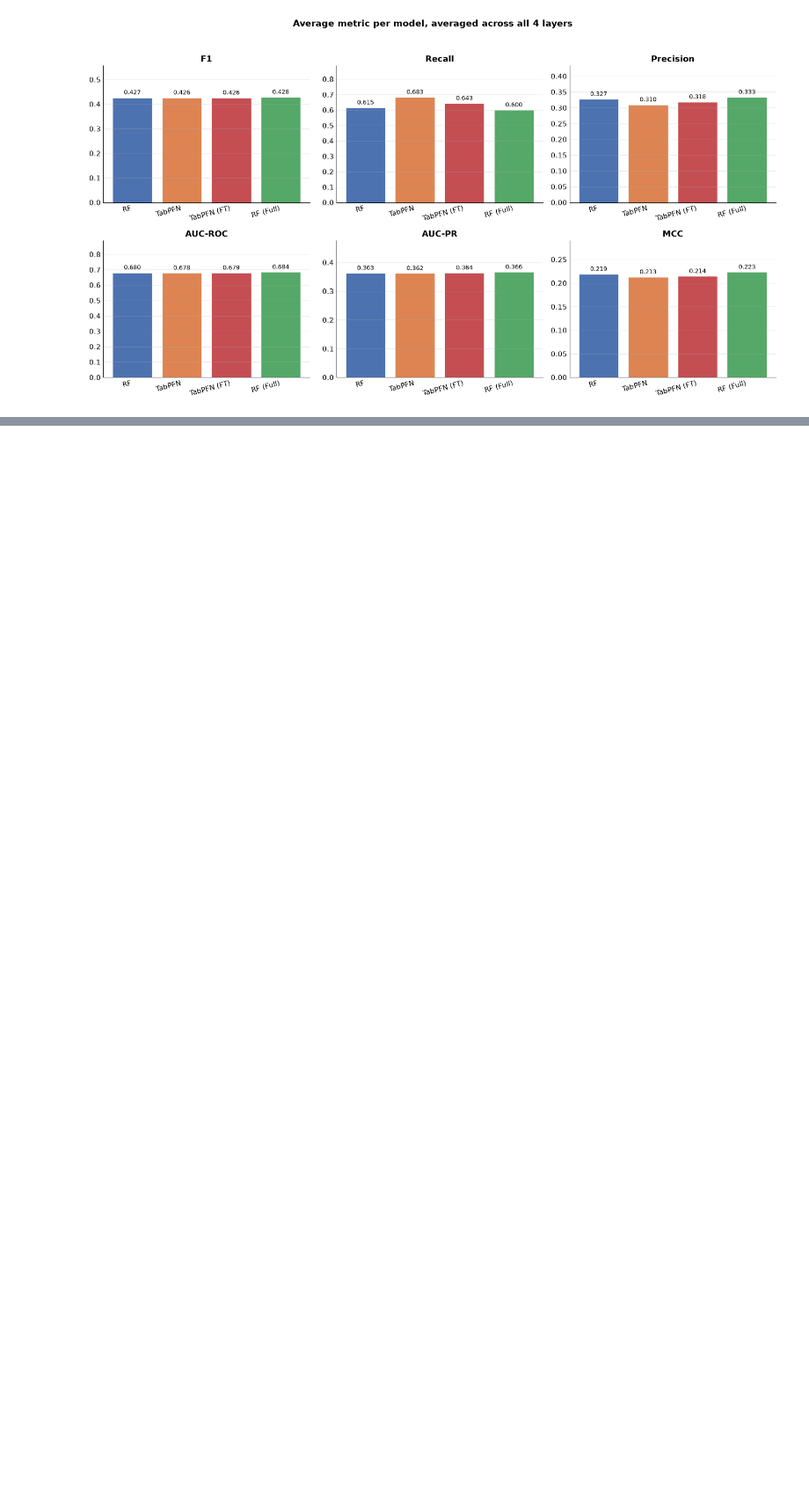
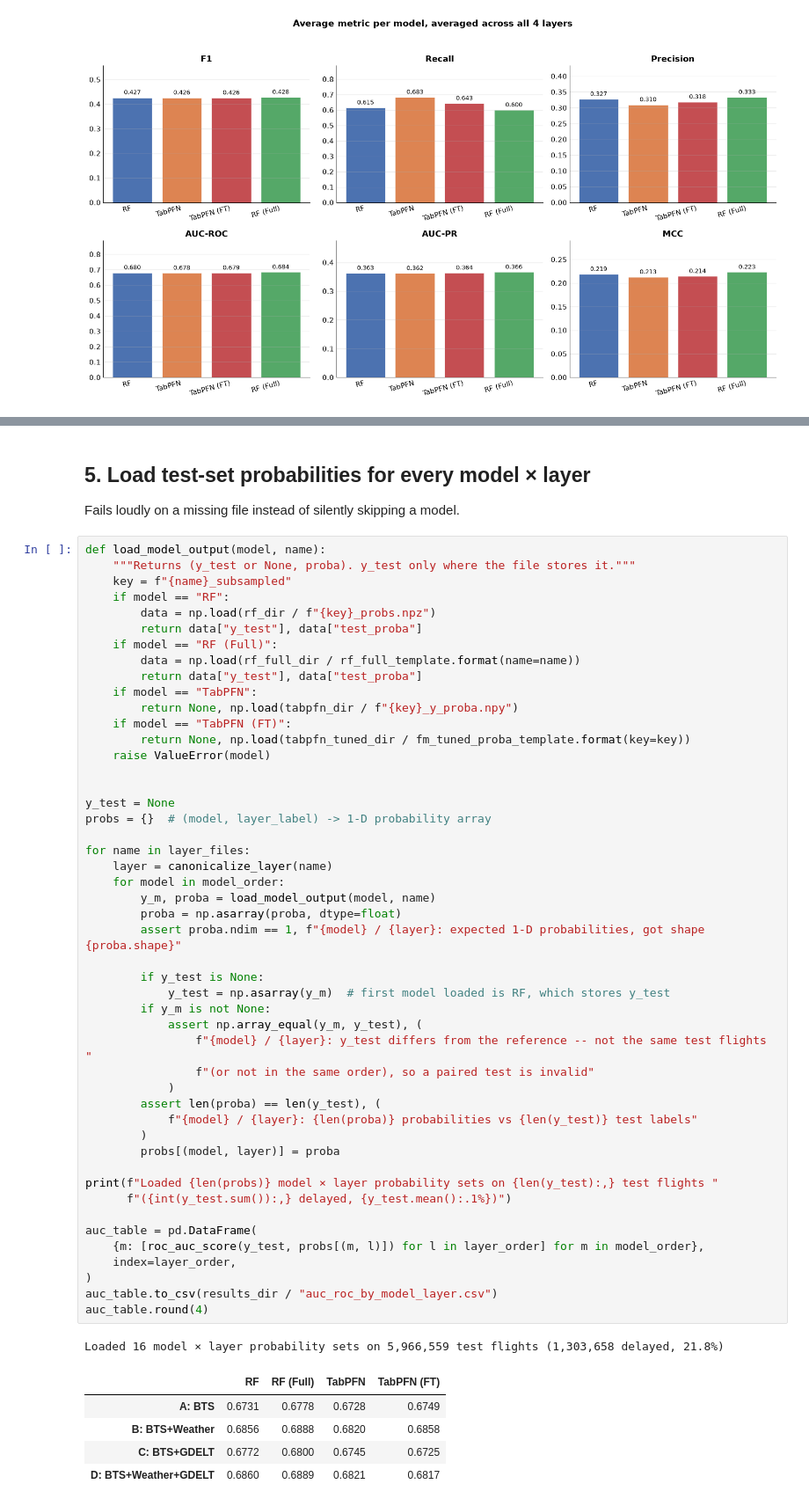
Before and after one commit to aniaand/BachelorThesisAirlineDelayPrediction, a Jupyter notebook: notebooks/results.ipynb, the cells around one changed output, grey strips where cells are left out. Shown at 88% size. Drawn from its saved outputs; the diff is of its cells as text; blank space fills up the shorter version.

```diff
--- a/notebooks/results.ipynb
+++ b/notebooks/results.ipynb
@@ -504,0 +316,59 @@ plt.show()
+# %% [markdown]
+## 5. Load test-set probabilities for every model × layer
+
+Fails loudly on a missing file instead of silently skipping a model.
+# %%
+def load_model_output(model, name):
+    """Returns (y_test or None, proba). y_test only where the file stores it."""
+    key = f"{name}_subsampled"
+    if model == "RF":
+        data = np.load(rf_dir / f"{key}_probs.npz")
+        return data["y_test"], data["test_proba"]
+    if model == "RF (Full)":
+        data = np.load(rf_full_dir / rf_full_template.format(name=name))
+        return data["y_test"], data["test_proba"]
+    if model == "TabPFN":
+        return None, np.load(tabpfn_dir / f"{key}_y_proba.npy")
+    if model == "TabPFN (FT)":
+        return None, np.load(tabpfn_tuned_dir / fm_tuned_proba_template.format(key=key))
+    raise ValueError(model)
+
+
+y_test = None
+probs = {}  # (model, layer_label) -> 1-D probability array
+
+for name in layer_files:
+    layer = canonicalize_layer(name)
+    for model in model_order:
+        y_m, proba = load_model_output(model, name)
+        proba = np.asarray(proba, dtype=float)
+        assert proba.ndim == 1, f"{model} / {layer}: expected 1-D probabilities, got shape {proba.shape}"
+
+        if y_test is None:
+            y_test = np.asarray(y_m)  # first model loaded is RF, which stores y_test
+        if y_m is not None:
+            assert np.array_equal(y_m, y_test), (
+                f"{model} / {layer}: y_test differs from the reference -- not the same test flights "
+                f"(or not in the same order), so a paired test is invalid"
+            )
+        assert len(proba) == len(y_test), (
+            f"{model} / {layer}: {len(proba)} probabilities vs {len(y_test)} test labels"
+        )
+        probs[(model, layer)] = proba
+
+print(f"Loaded {len(probs)} model × layer probability sets on {len(y_test):,} test flights "
+      f"({int(y_test.sum()):,} delayed, {y_test.mean():.1%})")
+
+auc_table = pd.DataFrame(
+    {m: [roc_auc_score(y_test, probs[(m, l)]) for l in layer_order] for m in model_order},
+    index=layer_order,
+)
+auc_table.to_csv(results_dir / "auc_roc_by_model_layer.csv")
+auc_table.round(4)
+# %% [output]
+Loaded 16 model × layer probability sets on 5,966,559 test flights (1,303,658 delayed, 21.8%)
+|  | RF | RF (Full) | TabPFN | TabPFN (FT) |
+| A: BTS | 0.6731 | 0.6778 | 0.6728 | 0.6749 |
+| B: BTS+Weather | 0.6856 | 0.6888 | 0.6820 | 0.6858 |
+| C: BTS+GDELT | 0.6772 | 0.6800 | 0.6745 | 0.6725 |
+| D: BTS+Weather+GDELT | 0.6860 | 0.6889 | 0.6821 | 0.6817 |
```
Also changed, not shown: parts of 24 cells of this notebook.
